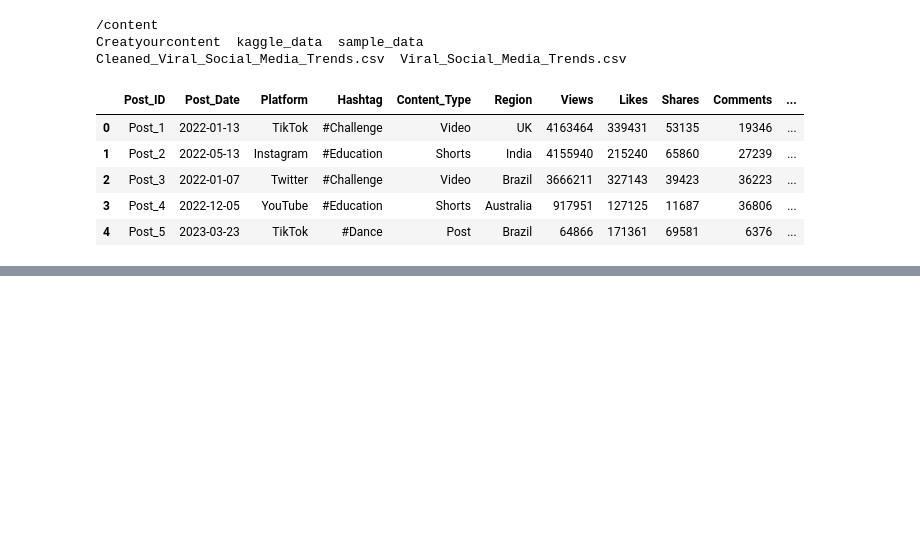
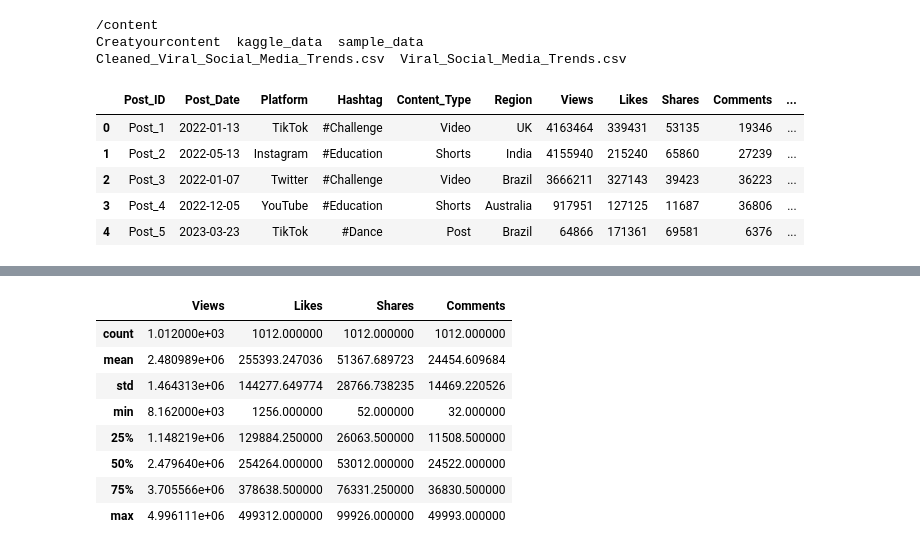
Before and after one commit to Diveesha909/Creatyourcontent, a Jupyter notebook: EDAforphase1.ipynb, the cells around one changed output, grey strips where cells are left out. Drawn from its saved outputs; the diff is of its cells as text; code cells hidden in the pictures; blank space fills up the shorter version.

```diff
--- a/EDAforphase1.ipynb
+++ b/EDAforphase1.ipynb
@@ -82,0 +123,2 @@ display(kaggle_df.head())
+# %%
+kaggle_df_lifestyle = kaggle_df[(kaggle_df['Hashtag'] == '#Education') | (kaggle_df['Hashtag'] == '#Fashion')]
@@ -82,0 +175,12 @@ display(kaggle_df.head())
+# %%
+kaggle_df_lifestyle.describe()
+# %% [output]
+|  | Views | Likes | Shares | Comments |
+| count | 1.012000e+03 | 1012.000000 | 1012.000000 | 1012.000000 |
+| mean | 2.480989e+06 | 255393.247036 | 51367.689723 | 24454.609684 |
+| std | 1.464313e+06 | 144277.649774 | 28766.738235 | 14469.220526 |
+| min | 8.162000e+03 | 1256.000000 | 52.000000 | 32.000000 |
+| 25% | 1.148219e+06 | 129884.250000 | 26063.500000 | 11508.500000 |
+| 50% | 2.479640e+06 | 254264.000000 | 53012.000000 | 24522.000000 |
+| 75% | 3.705566e+06 | 378638.500000 | 76331.250000 | 36830.500000 |
+| max | 4.996111e+06 | 499312.000000 | 99926.000000 | 49993.000000 |
```
Also changed, not shown: parts of 17 cells of this notebook.
